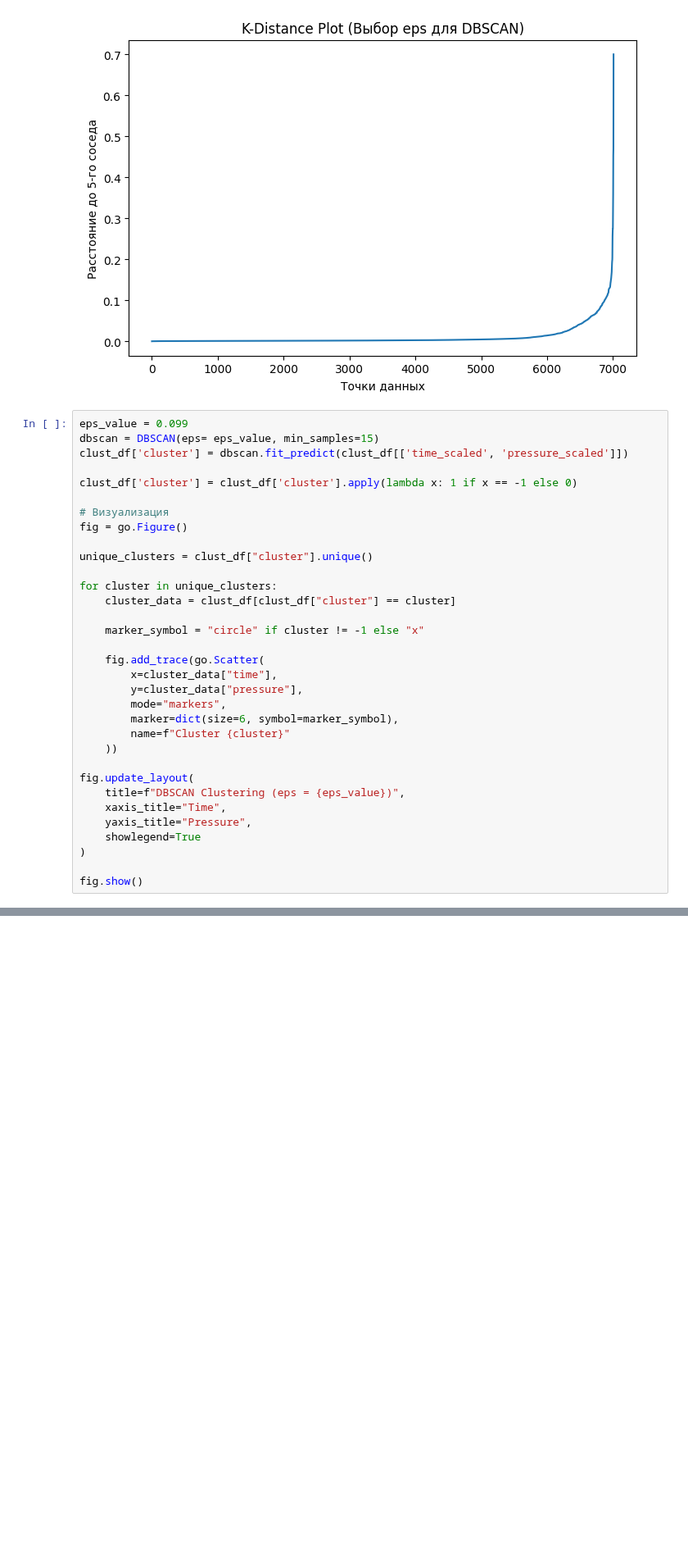
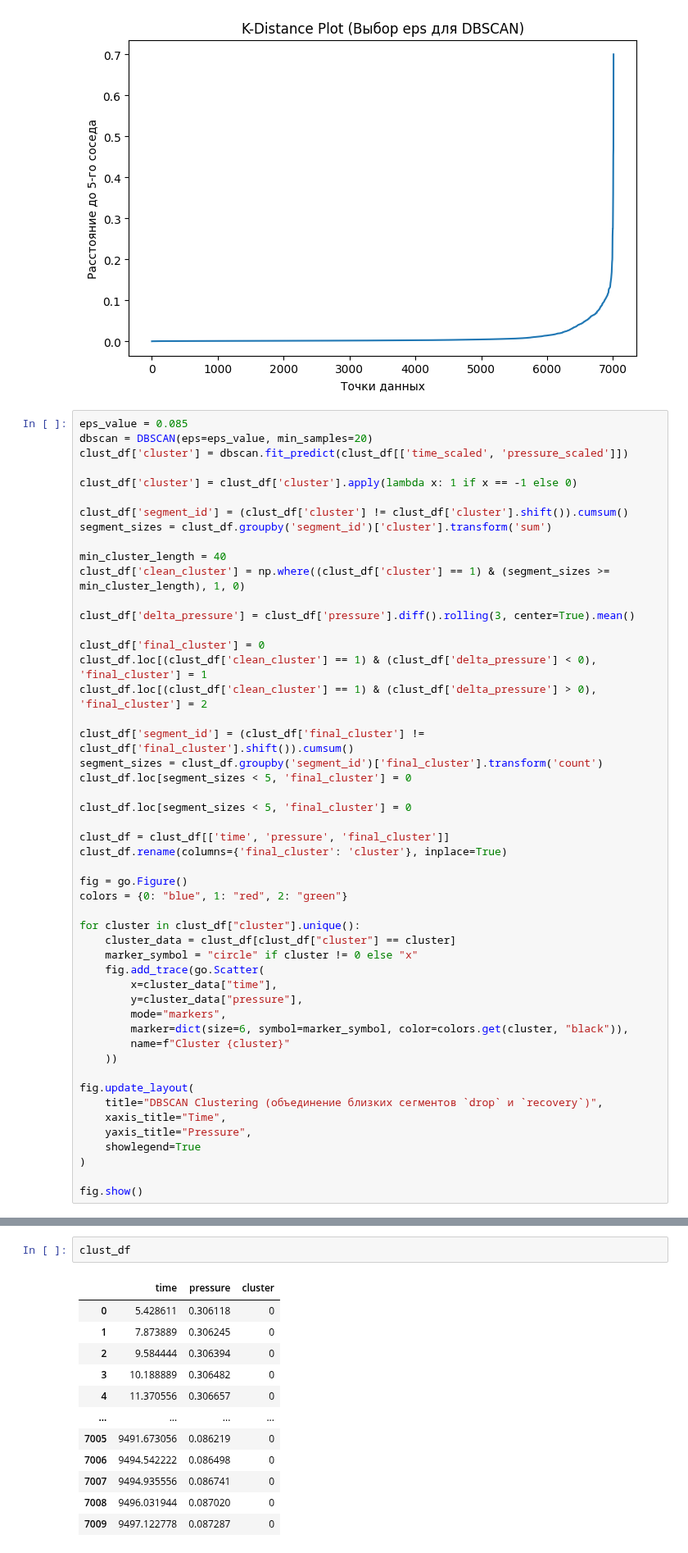
Before and after one commit to F1ameX/2025_Siam-ML-Hack, a Jupyter notebook: models_src/DBScan.ipynb, the cells around one changed output, grey strips where cells are left out. Shown at 82% size. Saved outputs shown, nothing was run; the diff lists cells and outputs as text; blank space fills up the shorter version.

```diff
--- a/models_src/DBScan.ipynb
+++ b/models_src/DBScan.ipynb
@@ -68,32 +144,49 @@ plt.show()
 # %% [output]
 [figure]
 # %%
-eps_value = 0.099
-dbscan = DBSCAN(eps= eps_value, min_samples=15)
+eps_value = 0.085
+dbscan = DBSCAN(eps=eps_value, min_samples=20)
 clust_df['cluster'] = dbscan.fit_predict(clust_df[['time_scaled', 'pressure_scaled']])
 
 clust_df['cluster'] = clust_df['cluster'].apply(lambda x: 1 if x == -1 else 0)
 
-# Визуализация
+clust_df['segment_id'] = (clust_df['cluster'] != clust_df['cluster'].shift()).cumsum()
+segment_sizes = clust_df.groupby('segment_id')['cluster'].transform('sum')
+
+min_cluster_length = 40
+clust_df['clean_cluster'] = np.where((clust_df['cluster'] == 1) & (segment_sizes >= min_cluster_length), 1, 0)
+
+clust_df['delta_pressure'] = clust_df['pressure'].diff().rolling(3, center=True).mean()
+
+clust_df['final_cluster'] = 0
+clust_df.loc[(clust_df['clean_cluster'] == 1) & (clust_df['delta_pressure'] < 0), 'final_cluster'] = 1
+clust_df.loc[(clust_df['clean_cluster'] == 1) & (clust_df['delta_pressure'] > 0), 'final_cluster'] = 2
+
+clust_df['segment_id'] = (clust_df['final_cluster'] != clust_df['final_cluster'].shift()).cumsum()
+segment_sizes = clust_df.groupby('segment_id')['final_cluster'].transform('count')
+clust_df.loc[segment_sizes < 5, 'final_cluster'] = 0
+
+clust_df.loc[segment_sizes < 5, 'final_cluster'] = 0
+
+clust_df = clust_df[['time', 'pressure', 'final_cluster']]
+clust_df.rename(columns={'final_cluster': 'cluster'}, inplace=True)
+
 fig = go.Figure()
+colors = {0: "blue", 1: "red", 2: "green"}
 
-unique_clusters = clust_df["cluster"].unique()
-
-for cluster in unique_clusters:
+for cluster in clust_df["cluster"].unique():
     cluster_data = clust_df[clust_df["cluster"] == cluster]
-
-    marker_symbol = "circle" if cluster != -1 else "x"
-
+    marker_symbol = "circle" if cluster != 0 else "x"
     fig.add_trace(go.Scatter(
         x=cluster_data["time"],
         y=cluster_data["pressure"],
         mode="markers",
-        marker=dict(size=6, symbol=marker_symbol),
+        marker=dict(size=6, symbol=marker_symbol, color=colors.get(cluster, "black")),
         name=f"Cluster {cluster}"
     ))
 
 fig.update_layout(
-    title=f"DBSCAN Clustering (eps = {eps_value})",
+    title="DBSCAN Clustering (объединение близких сегментов `drop` и `recovery`)",
     xaxis_title="Time",
     yaxis_title="Pressure",
     showlegend=True
@@ -102,0 +233,15 @@ fig.show()
+# %%
+clust_df
+# %% [output]
+|  | time | pressure | cluster |
+| 0 | 5.428611 | 0.306118 | 0 |
+| 1 | 7.873889 | 0.306245 | 0 |
+| 2 | 9.584444 | 0.306394 | 0 |
+| 3 | 10.188889 | 0.306482 | 0 |
+| 4 | 11.370556 | 0.306657 | 0 |
+| ... | ... | ... | ... |
+| 7005 | 9491.673056 | 0.086219 | 0 |
+| 7006 | 9494.542222 | 0.086498 | 0 |
+| 7007 | 9494.935556 | 0.086741 | 0 |
+| 7008 | 9496.031944 | 0.087020 | 0 |
+| 7009 | 9497.122778 | 0.087287 | 0 |
```
Also changed, not shown: parts of 4 cells of this notebook, 2 other files.
